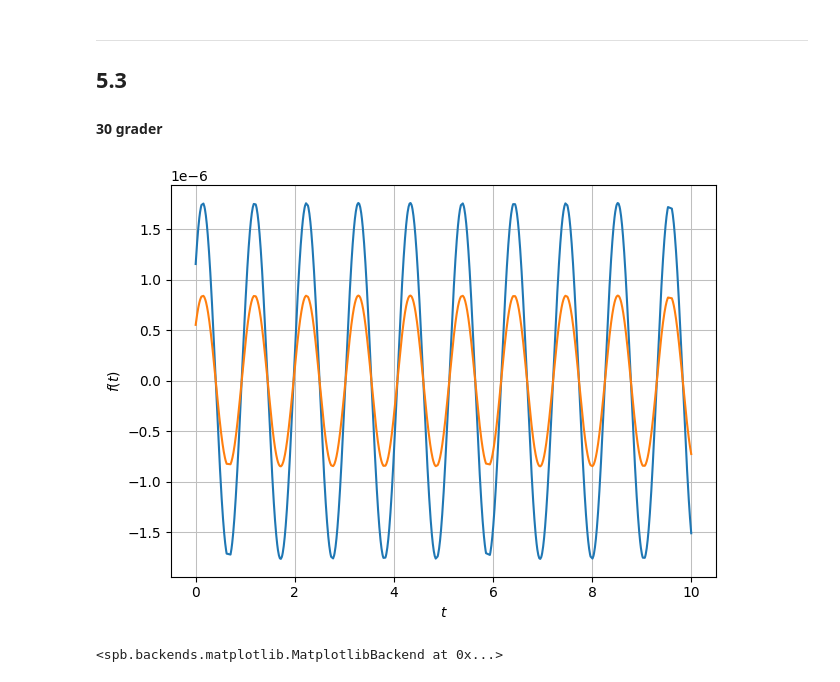
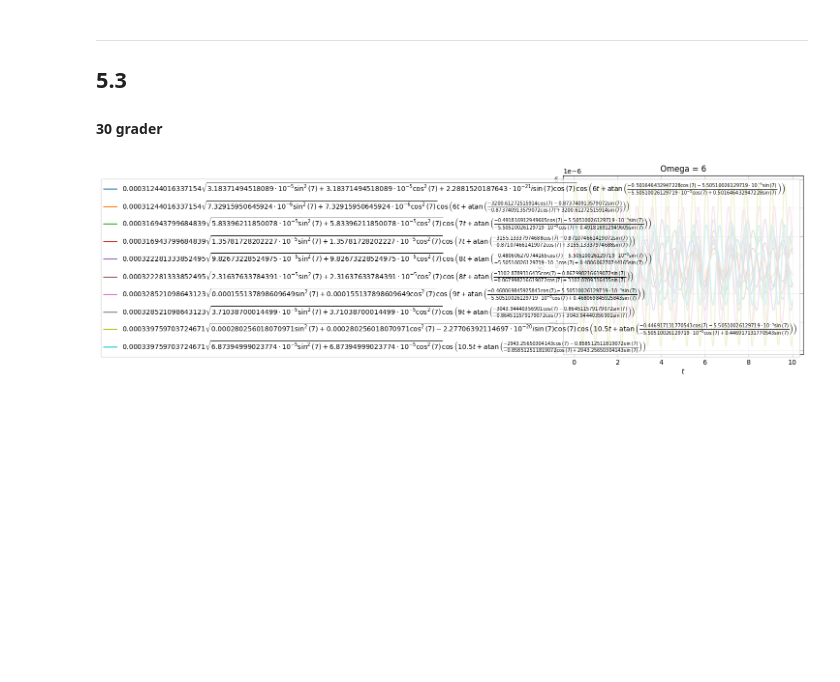
Before and after one commit to Apros7/Mat1Project, a Jupyter notebook: Opgave 5.2.ipynb, the cells around one changed output. Saved outputs shown, nothing was run; the diff lists cells and outputs as text; code cells hidden in the pictures; blank space fills up the shorter version.

```diff
--- a/Opgave 5.2.ipynb
+++ b/Opgave 5.2.ipynb
@@ -59,18 +61,24 @@ $\displaystyle \left[\begin{matrix}\frac{6.5859408 \cdot 10^{-8} \omega^{4} \sin
 ## 5.3
 #### 30 grader
 # %%
+import matplotlib.pyplot as plt
+
+omegaer = [7, 8, 9, 10.5]
+
 Ap1 = abs(z1)
 Ap2 = abs(z2)
 
 phip1 = arg(z1)
 phip2 = arg(z2)
 
-omegaer = [6, 7, 8, 9, 10.5]
+yp = Matrix([Ap1*cos(omega*t+phip1), Ap2*cos(omega*t+phip2)])
 
-yp = Matrix([Ap1*cos(omega*t+phip1), Ap2*cos(omega*t+phip2)])
-yp = yp.subs(omega, 6)
+ypi = yp.subs(omega, 6)
+plot = (dtuplot.plot(ypi[0], ypi[1], (t, 0, 10), title=f"Omega = 6", show=False, legend=False))
+for i in range(len(omegaer)):
+    ypi = yp.subs(omega, omegaer[i])
+    plot.extend(dtuplot.plot(ypi[0], ypi[1], (t, 0, 10), title=f"Omega = {omegaer[i]}", show=False, legend=False))
 
-dtuplot.plot(yp[0], yp[1], (t, 0, 10), legend=False)
+plot.show()
 # %% [output]
-[figure, old version]
+[figure, new version]
-<spb.backends.matplotlib.MatplotlibBackend at 0x...>
```
Also changed, not shown: parts of 1 cell of this notebook.
